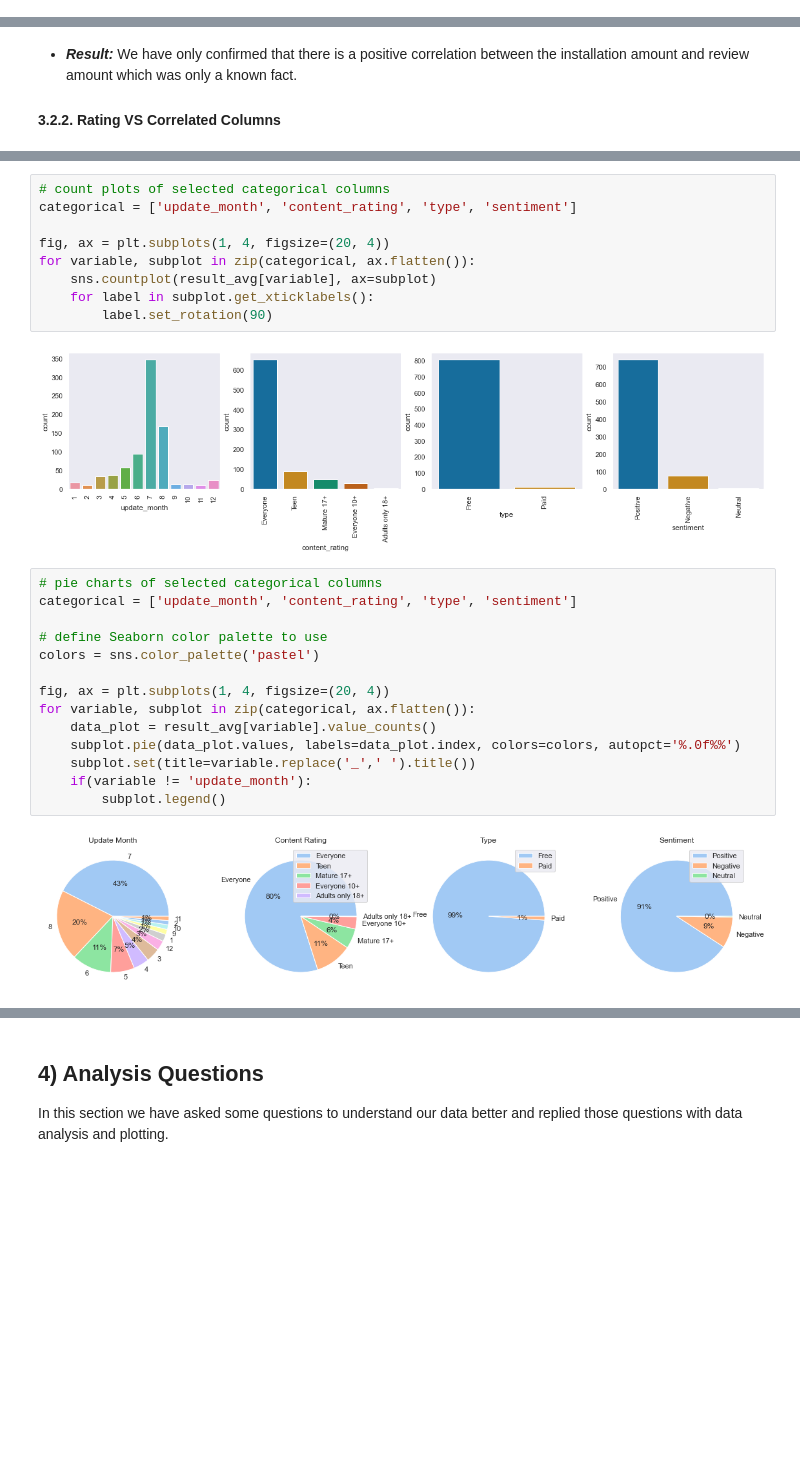
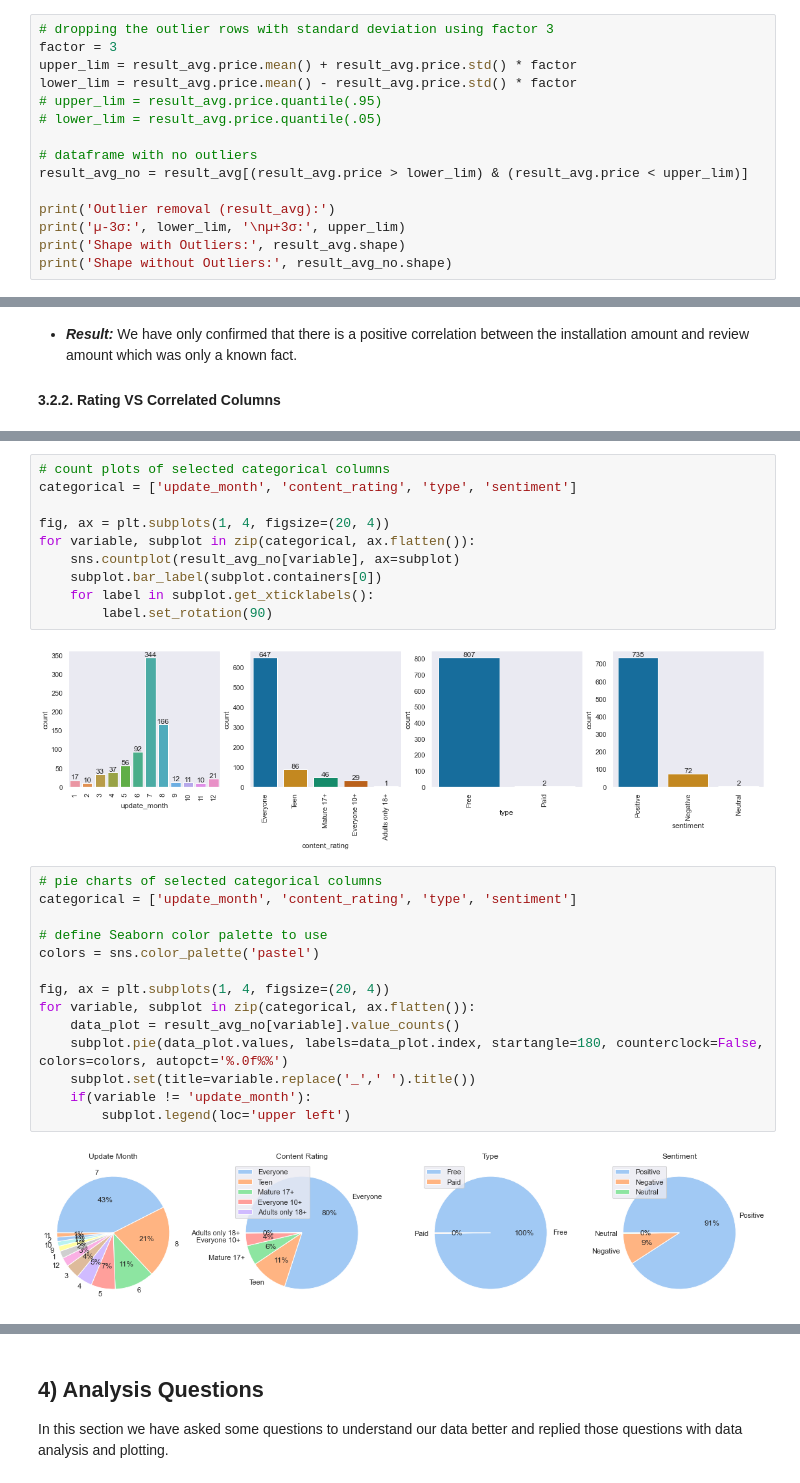
Before and after one commit to GOliviero92/Google-Apps-Analysis, a Jupyter notebook: data_analysis.ipynb, the cells around one changed output, grey strips where cells are left out. Cells and saved outputs as stored; diff of their text form; blank space fills up the shorter version.

Commit message:
Updated outlier crop and filled analysis

```diff
--- a/data_analysis.ipynb
+++ b/data_analysis.ipynb
@@ -76,0 +126,15 @@ memory usage: 133.9+ KB
+# %%
+# dropping the outlier rows with standard deviation using factor 3
+factor = 3
+upper_lim = result_avg.price.mean() + result_avg.price.std() * factor
+lower_lim = result_avg.price.mean() - result_avg.price.std() * factor
+# upper_lim = result_avg.price.quantile(.95)
+# lower_lim = result_avg.price.quantile(.05)
+
+# dataframe with no outliers
+result_avg_no = result_avg[(result_avg.price > lower_lim) & (result_avg.price < upper_lim)]
+
+print('Outlier removal (result_avg):')
+print('µ-3σ:', lower_lim, '\nµ+3σ:', upper_lim)
+print('Shape with Outliers:', result_avg.shape)
+print('Shape without Outliers:', result_avg_no.shape)
@@ -218,26 +270,27 @@ categorical = ['update_month', 'content_rating', 'type', 'sentiment']
 
 fig, ax = plt.subplots(1, 4, figsize=(20, 4))
 for variable, subplot in zip(categorical, ax.flatten()):
-    sns.countplot(result_avg[variable], ax=subplot)
+    sns.countplot(result_avg_no[variable], ax=subplot)
+    subplot.bar_label(subplot.containers[0])
     for label in subplot.get_xticklabels():
         label.set_rotation(90)
 # %% [output]
-[figure, old version]
+[figure, new version]
 # %%
 # pie charts of selected categorical columns
 categorical = ['update_month', 'content_rating', 'type', 'sentiment']
 
 # define Seaborn color palette to use
 colors = sns.color_palette('pastel')
 
 fig, ax = plt.subplots(1, 4, figsize=(20, 4))
 for variable, subplot in zip(categorical, ax.flatten()):
-    data_plot = result_avg[variable].value_counts()
-    subplot.pie(data_plot.values, labels=data_plot.index, colors=colors, autopct='%.0f%%')
+    data_plot = result_avg_no[variable].value_counts()
+    subplot.pie(data_plot.values, labels=data_plot.index, startangle=180, counterclock=False, colors=colors, autopct='%.0f%%')
     subplot.set(title=variable.replace('_',' ').title())
     if(variable != 'update_month'):
-        subplot.legend()
+        subplot.legend(loc='upper left')
 # %% [output]
-[figure, old version]
+[figure, new version]
 # %% [markdown]
 #### 3.3.2. Distribution of apps per category and genre (by # and %)
```
Also changed, not shown: parts of 77 cells of this notebook.
